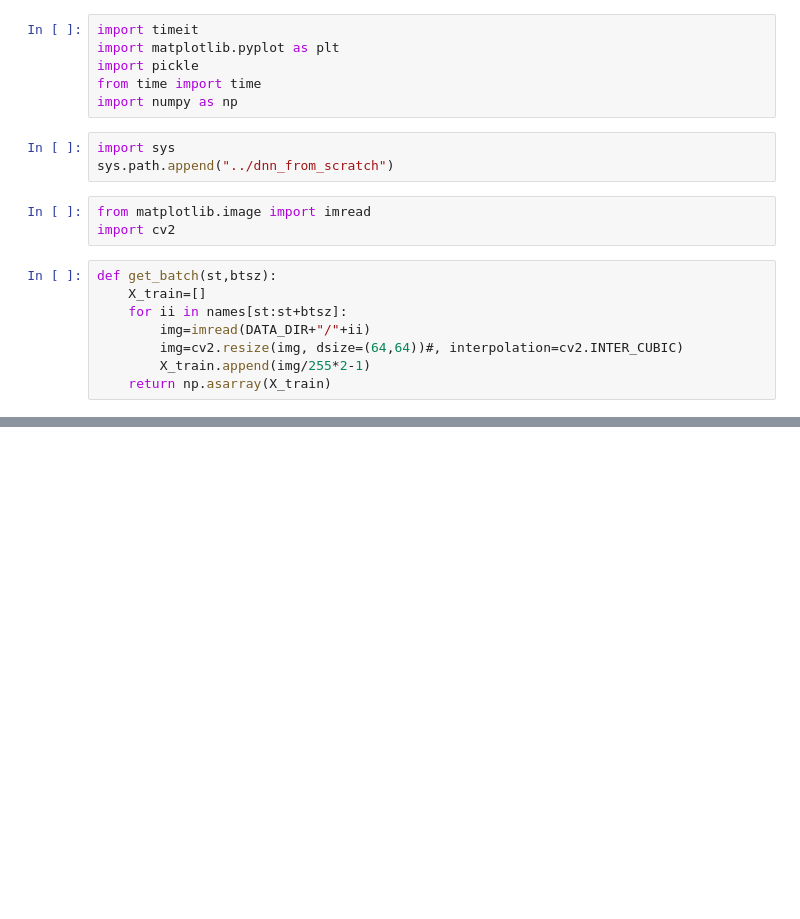
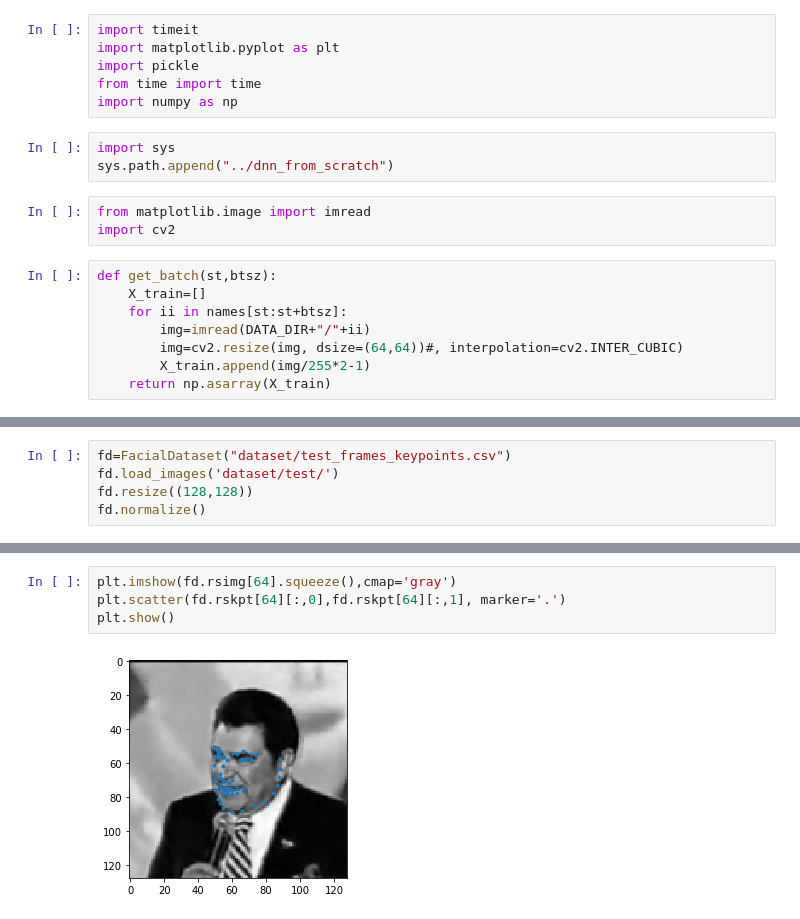
Before and after one commit to ShivamShrirao/facial_keypoints, a Jupyter notebook: Facial_landmarks.ipynb, the cells around one changed output, grey strips where cells are left out. Cells and saved outputs as stored; diff of their text form; blank space fills up the shorter version.

```diff
--- a/Facial_landmarks.ipynb
+++ b/Facial_landmarks.ipynb
@@ -55,2 +32,7 @@ plt.show()
+# %%
+fd=FacialDataset("dataset/test_frames_keypoints.csv")
+fd.load_images('dataset/test/')
+fd.resize((128,128))
+fd.normalize()
 # %%
 model=Sequential()
@@ -158,0 +105,6 @@ for epoch in range(epochs):
+# %%
+plt.imshow(fd.rsimg[64].squeeze(),cmap='gray')
+plt.scatter(fd.rskpt[64][:,0],fd.rskpt[64][:,1], marker='.')
+plt.show()
+# %% [output]
+[figure, added]
```
Also changed, not shown: parts of 21 cells of this notebook, 1 other file.
